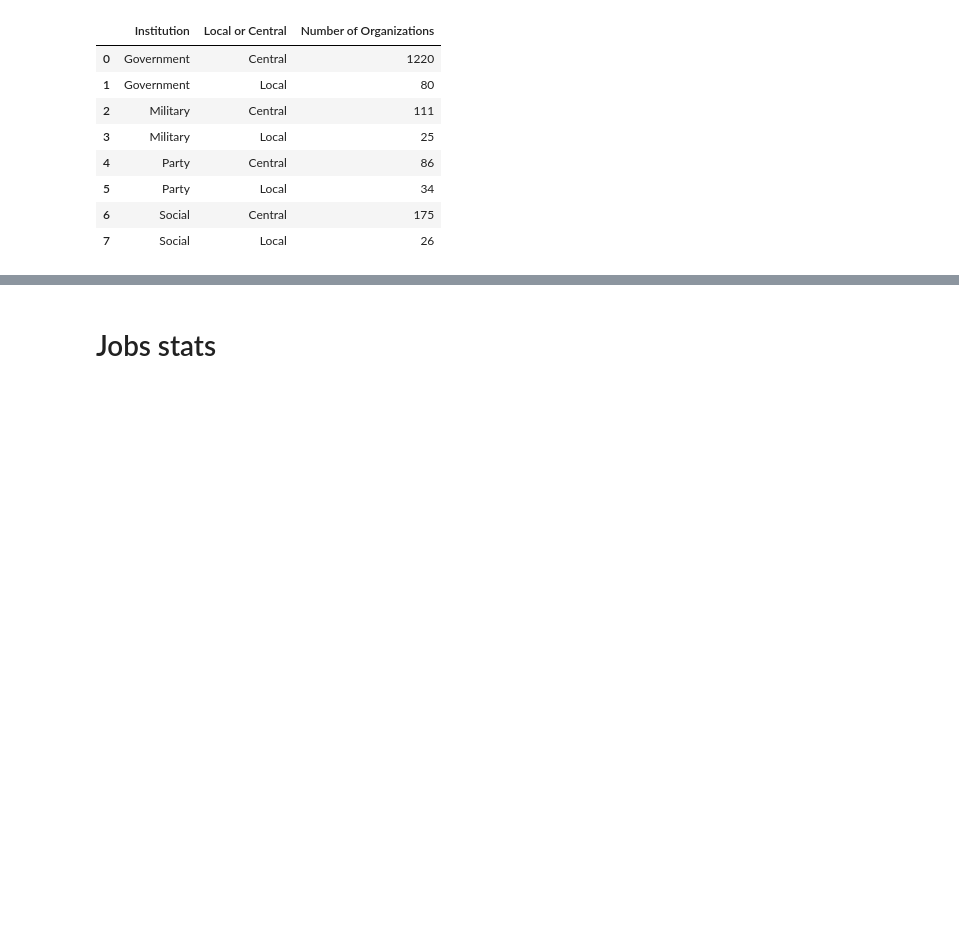
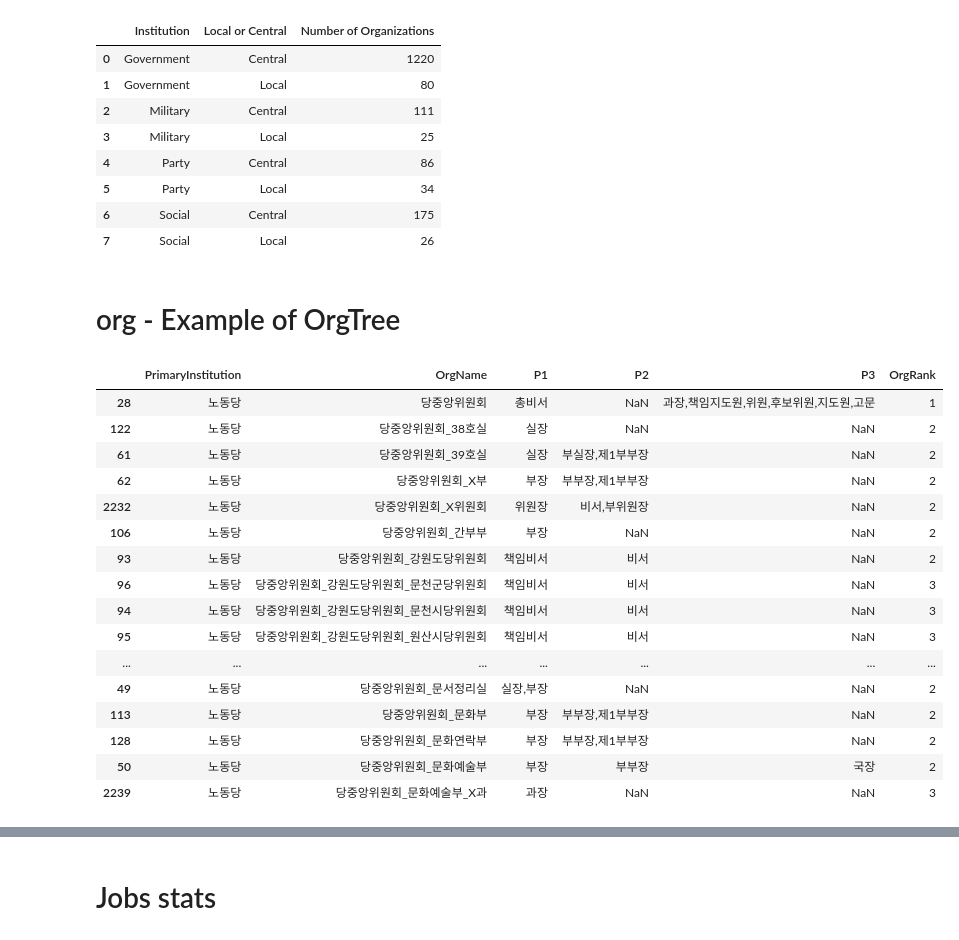
Before and after one commit to seouljake/nkelites, a Jupyter notebook: scripts/3 scripts - anaylsis/2023.10.04 Research Note/1.1_descriptive_org & ljobs.ipynb, the cells around one changed output, grey strips where cells are left out. Saved outputs shown, nothing was run; the diff lists cells and outputs as text; code cells hidden in the pictures; blank space fills up the shorter version.

```diff
--- a/scripts/3 scripts - anaylsis/2023.10.04 Research Note/1.1_descriptive_org & ljobs.ipynb
+++ b/scripts/3 scripts - anaylsis/2023.10.04 Research Note/1.1_descriptive_org & ljobs.ipynb
@@ -321,3 +321,29 @@ stat3
 | 5 | Party | Local | 34 |
 | 6 | Social | Central | 175 |
 | 7 | Social | Local | 26 |
+# %% [markdown]
+# org - Example of OrgTree
+# %%
+select_cols = ["PrimaryInstitution","OrgName","P1","P2","P3","OrgRank"]
+sort_cols = ["PrimaryInstitution","OrgName"]
+select_rows = (org2["PrimaryInstitution"]=="노동당") & (org2["OrgName"].str.contains("당중앙위원회"))
+orgtree_sample_party = org2.loc[select_rows,select_cols].sort_values(sort_cols).head(50)
+orgtree_sample_party
+# %% [output]
+|  | PrimaryInstitution | OrgName | P1 | P2 | P3 | OrgRank |
+| 28 | 노동당 | 당중앙위원회 | 총비서 | NaN | 과장,책임지도원,위원,후보위원,지도원,고문 | 1 |
+| 122 | 노동당 | 당중앙위원회_38호실 | 실장 | NaN | NaN | 2 |
+| 61 | 노동당 | 당중앙위원회_39호실 | 실장 | 부실장,제1부부장 | NaN | 2 |
+| 62 | 노동당 | 당중앙위원회_X부 | 부장 | 부부장,제1부부장 | NaN | 2 |
+| 2232 | 노동당 | 당중앙위원회_X위원회 | 위원장 | 비서,부위원장 | NaN | 2 |
+| 106 | 노동당 | 당중앙위원회_간부부 | 부장 | NaN | NaN | 2 |
+| 93 | 노동당 | 당중앙위원회_강원도당위원회 | 책임비서 | 비서 | NaN | 2 |
+| 96 | 노동당 | 당중앙위원회_강원도당위원회_문천군당위원회 | 책임비서 | 비서 | NaN | 3 |
+| 94 | 노동당 | 당중앙위원회_강원도당위원회_문천시당위원회 | 책임비서 | 비서 | NaN | 3 |
+| 95 | 노동당 | 당중앙위원회_강원도당위원회_원산시당위원회 | 책임비서 | 비서 | NaN | 3 |
+| ... | ... | ... | ... | ... | ... | ... |
+| 49 | 노동당 | 당중앙위원회_문서정리실 | 실장,부장 | NaN | NaN | 2 |
+| 113 | 노동당 | 당중앙위원회_문화부 | 부장 | 부부장,제1부부장 | NaN | 2 |
+| 128 | 노동당 | 당중앙위원회_문화연락부 | 부장 | 부부장,제1부부장 | NaN | 2 |
+| 50 | 노동당 | 당중앙위원회_문화예술부 | 부장 | 부부장 | 국장 | 2 |
+| 2239 | 노동당 | 당중앙위원회_문화예술부_X과 | 과장 | NaN | NaN | 3 |
```
Also changed, not shown: parts of 4 cells of this notebook, 3 other files.
